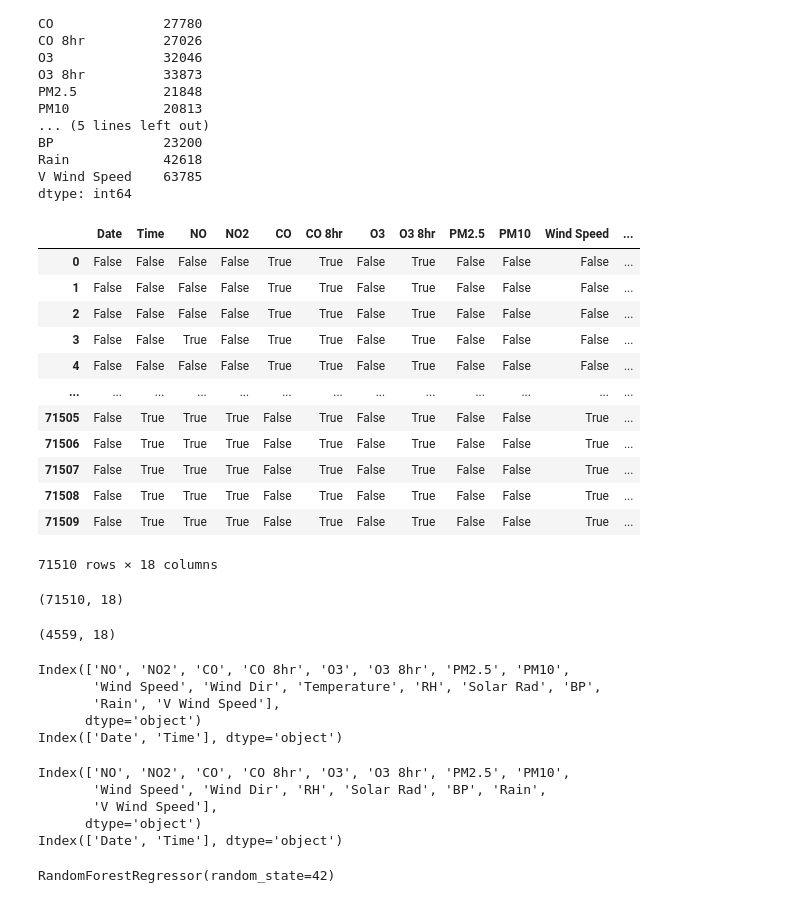
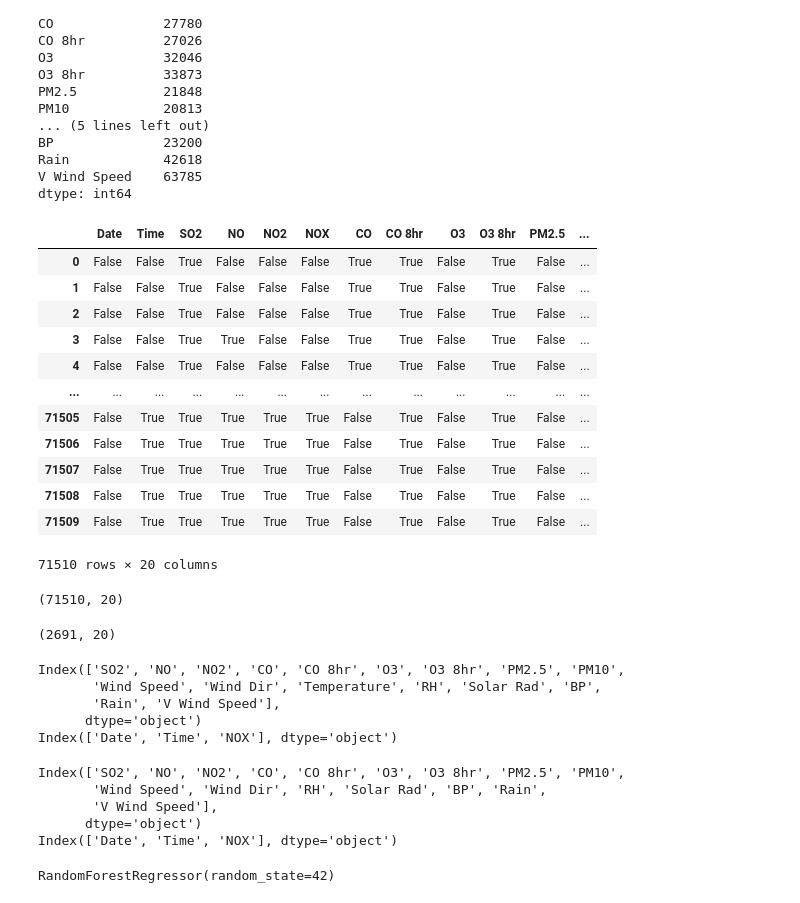
Before and after one commit to maruf908548/temperature-prediction-sylhet, a Jupyter notebook: src/eda.ipynb, the cells around one changed output. Drawn from its saved outputs; the diff is of its cells as text; code cells hidden in the pictures.

```diff
--- a/src/eda.ipynb
+++ b/src/eda.ipynb
@@ -83,34 +83,34 @@ V Wind Speed    63785
 dtype: int64
 # %%
 # dropping so2 features
-data = data.drop(columns=['SO2', 'NOX'])
+# data = data.drop(columns=['SO2', 'NOX'])
 data.head()
 data.isnull()
 # %% [output]
-|  | Date | Time | NO | NO2 | CO | CO 8hr | O3 | O3 8hr | PM2.5 | PM10 | Wind Speed | ... |
-| 0 | False | False | False | False | True | True | False | True | False | False | False | ... |
-| 1 | False | False | False | False | True | True | False | True | False | False | False | ... |
-| 2 | False | False | False | False | True | True | False | True | False | False | False | ... |
-| 3 | False | False | True | False | True | True | False | True | False | False | False | ... |
-| 4 | False | False | False | False | True | True | False | True | False | False | False | ... |
+|  | Date | Time | SO2 | NO | NO2 | NOX | CO | CO 8hr | O3 | O3 8hr | PM2.5 | ... |
+| 0 | False | False | True | False | False | False | True | True | False | True | False | ... |
+| 1 | False | False | True | False | False | False | True | True | False | True | False | ... |
+| 2 | False | False | True | False | False | False | True | True | False | True | False | ... |
+| 3 | False | False | True | True | False | False | True | True | False | True | False | ... |
+| 4 | False | False | True | False | False | False | True | True | False | True | False | ... |
 | ... | ... | ... | ... | ... | ... | ... | ... | ... | ... | ... | ... | ... |
-| 71505 | False | True | True | True | False | True | False | True | False | False | True | ... |
-| 71506 | False | True | True | True | False | True | False | True | False | False | True | ... |
-| 71507 | False | True | True | True | False | True | False | True | False | False | True | ... |
-| 71508 | False | True | True | True | False | True | False | True | False | False | True | ... |
-| 71509 | False | True | True | True | False | True | False | True | False | False | True | ... |
+| 71505 | False | True | True | True | True | True | False | True | False | True | False | ... |
+| 71506 | False | True | True | True | True | True | False | True | False | True | False | ... |
+| 71507 | False | True | True | True | True | True | False | True | False | True | False | ... |
+| 71508 | False | True | True | True | True | True | False | True | False | True | False | ... |
+| 71509 | False | True | True | True | True | True | False | True | False | True | False | ... |
-71510 rows × 18 columns
+71510 rows × 20 columns
 # %%
 # data shape
 data.shape
 # %% [output]
-(71510, 18)
+(71510, 20)
 # %%
 # drop isnull values
 data = data.dropna()
 data.shape
 # %% [output]
-(4559, 18)
+(2691, 20)
 # %%
 # separating numerical features and categorical features
 num_cols = data.select_dtypes(include=[np.number]).columns
@@ -119,11 +119,11 @@ cat_cols = data.select_dtypes('object').columns
 print(num_cols)
 print(cat_cols)
 # %% [output]
-Index(['NO', 'NO2', 'CO', 'CO 8hr', 'O3', 'O3 8hr', 'PM2.5', 'PM10',
+Index(['SO2', 'NO', 'NO2', 'CO', 'CO 8hr', 'O3', 'O3 8hr', 'PM2.5', 'PM10',
        'Wind Speed', 'Wind Dir', 'Temperature', 'RH', 'Solar Rad', 'BP',
        'Rain', 'V Wind Speed'],
       dtype='object')
-Index(['Date', 'Time'], dtype='object')
+Index(['Date', 'Time', 'NOX'], dtype='object')
 # %%
 # splitting data into train and test
 from sklearn.model_selection import train_test_split
@@ -145,11 +145,11 @@ cat_cols = X_train.select_dtypes('object').columns
 print(num_cols)
 print(cat_cols)
 # %% [output]
-Index(['NO', 'NO2', 'CO', 'CO 8hr', 'O3', 'O3 8hr', 'PM2.5', 'PM10',
+Index(['SO2', 'NO', 'NO2', 'CO', 'CO 8hr', 'O3', 'O3 8hr', 'PM2.5', 'PM10',
        'Wind Speed', 'Wind Dir', 'RH', 'Solar Rad', 'BP', 'Rain',
        'V Wind Speed'],
       dtype='object')
-Index(['Date', 'Time'], dtype='object')
+Index(['Date', 'Time', 'NOX'], dtype='object')
 # %%
 # imputing missing values with simple imputer
 from sklearn.impute import SimpleImputer
```
Also changed, not shown: parts of 4 cells of this notebook, 14 other files.
